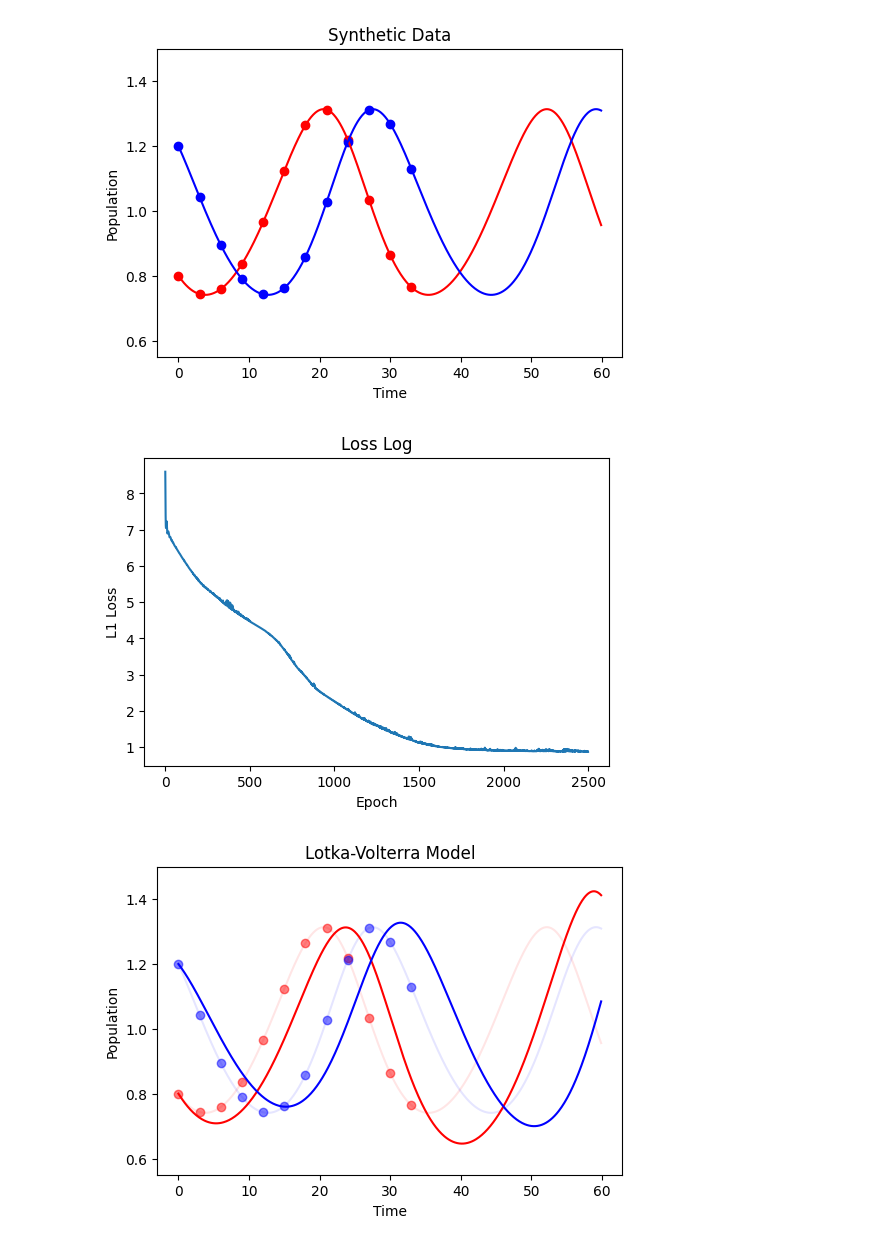
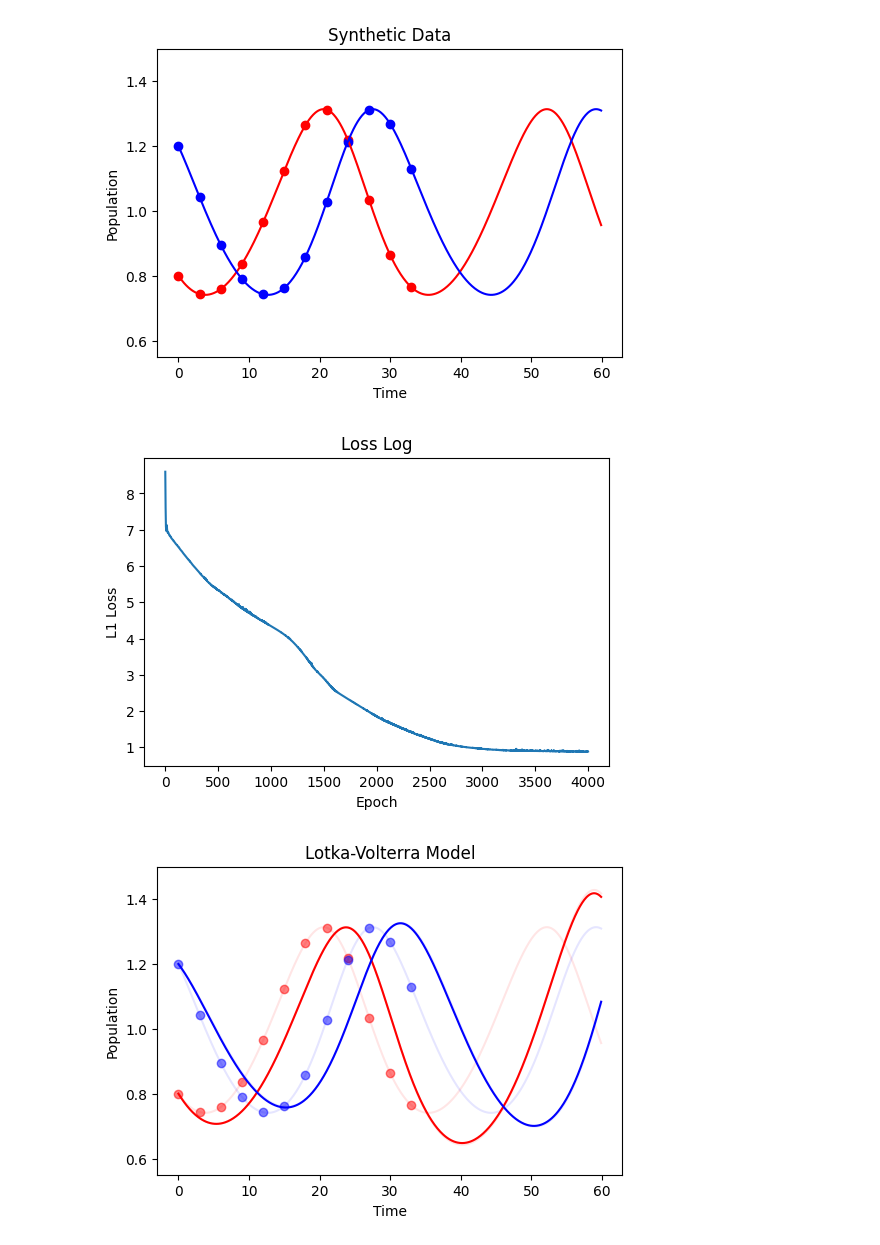
Before and after one commit to craigfouts/terrarium, a Jupyter notebook: notebooks/glvs.ipynb, the cells around one changed output. Drawn from its saved outputs; the diff is of its cells as text; code cells hidden in the pictures.

Commit message:
Cleaned up plots and videos

```diff
--- a/notebooks/glvs.ipynb
+++ b/notebooks/glvs.ipynb
@@ -31,10 +31,10 @@ show_plots(X, points, scatter=True, color=('red', 'blue'), plot=(fig, ax))
 [figure]
 # %%
 data = torch.cat((idx[None], X)).T
-(model := GLV()).fit(data, x)
+(model := GLV()).fit(data, x, n_epochs=4000, learning_rate=5e-4)
 show_plots(model.loss_log_, title='Loss Log', xlabel='Epoch', ylabel='L1 Loss')
 # %% [output]
-[figure, old version]
+[figure, new version]
 # %%
 (X_ := torch.zeros((2, n_steps)))[:, 0] = x
 
```
Also changed, not shown: 2 other files.
